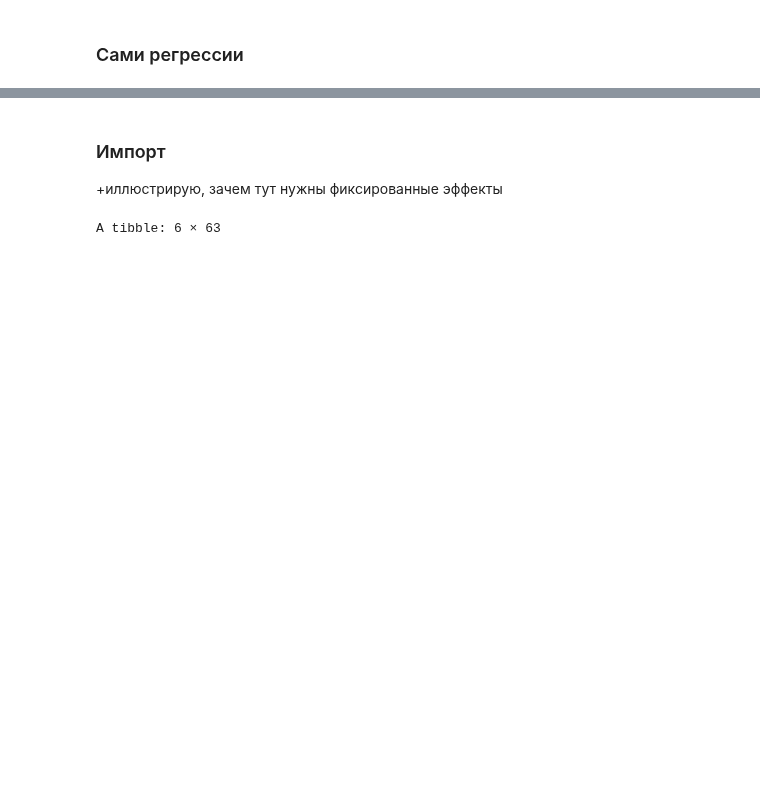
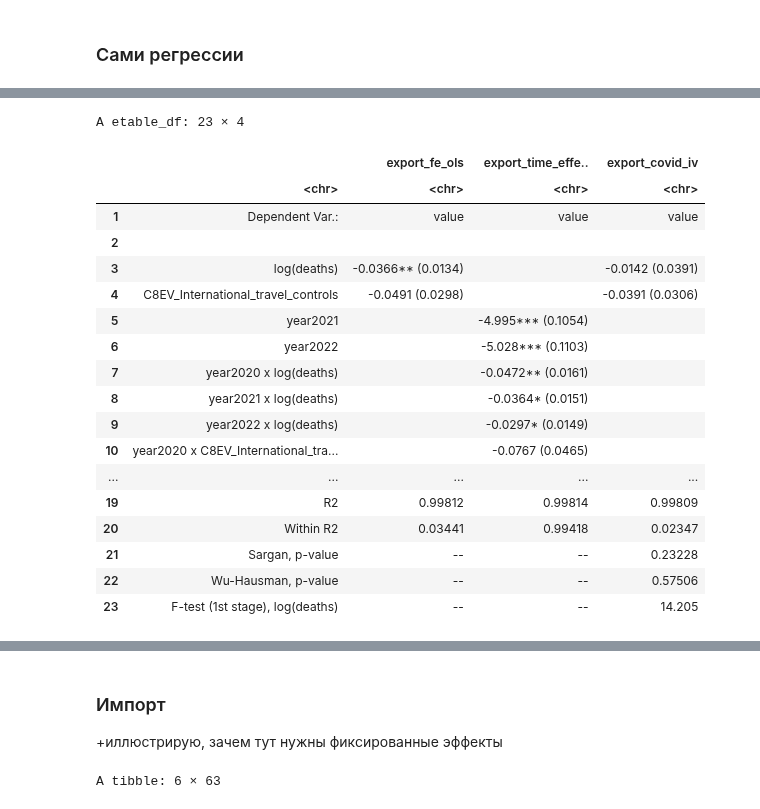
Before and after one commit to xan-d-or/thesis, a Jupyter notebook: analysis/hs0_fe_estimation.ipynb, the cells around one changed output, grey strips where cells are left out. Cells and saved outputs as stored; diff of their text form; code cells hidden in the pictures; blank space fills up the shorter version.

```diff
--- a/analysis/hs0_fe_estimation.ipynb
+++ b/analysis/hs0_fe_estimation.ipynb
@@ -291,0 +272,22 @@ A etable_df: 20 × 7
+# %%
+etable(export_fe_ols, export_time_effects, export_covid_iv, vcov = ~country, fitstat=~ . + sargan.p + wh.p + ivf)
+# %% [output]
+A etable_df: 23 × 4
+|  |  | export_fe_ols | export_time_effe.. | export_covid_iv |
+|  | <chr> | <chr> | <chr> | <chr> |
+| 1 | Dependent Var.: | value | value | value |
+| 2 |  |  |  |  |
+| 3 | log(deaths) | -0.0366** (0.0134) |  | -0.0142 (0.0391) |
+| 4 | C8EV_International_travel_controls | -0.0491 (0.0298) |  | -0.0391 (0.0306) |
+| 5 | year2021 |  | -4.995*** (0.1054) |  |
+| 6 | year2022 |  | -5.028*** (0.1103) |  |
+| 7 | year2020 x log(deaths) |  | -0.0472** (0.0161) |  |
+| 8 | year2021 x log(deaths) |  | -0.0364* (0.0151) |  |
+| 9 | year2022 x log(deaths) |  | -0.0297* (0.0149) |  |
+| 10 | year2020 x C8EV_International_tra... |  | -0.0767 (0.0465) |  |
+| ... | ... | ... | ... | ... |
+| 19 | R2 | 0.99812 | 0.99814 | 0.99809 |
+| 20 | Within R2 | 0.03441 | 0.99418 | 0.02347 |
+| 21 | Sargan, p-value | -- | -- | 0.23228 |
+| 22 | Wu-Hausman, p-value | -- | -- | 0.57506 |
+| 23 | F-test (1st stage), log(deaths) | -- | -- | 14.205 |
```
Also changed, not shown: parts of 34 cells of this notebook, 4 other files.
